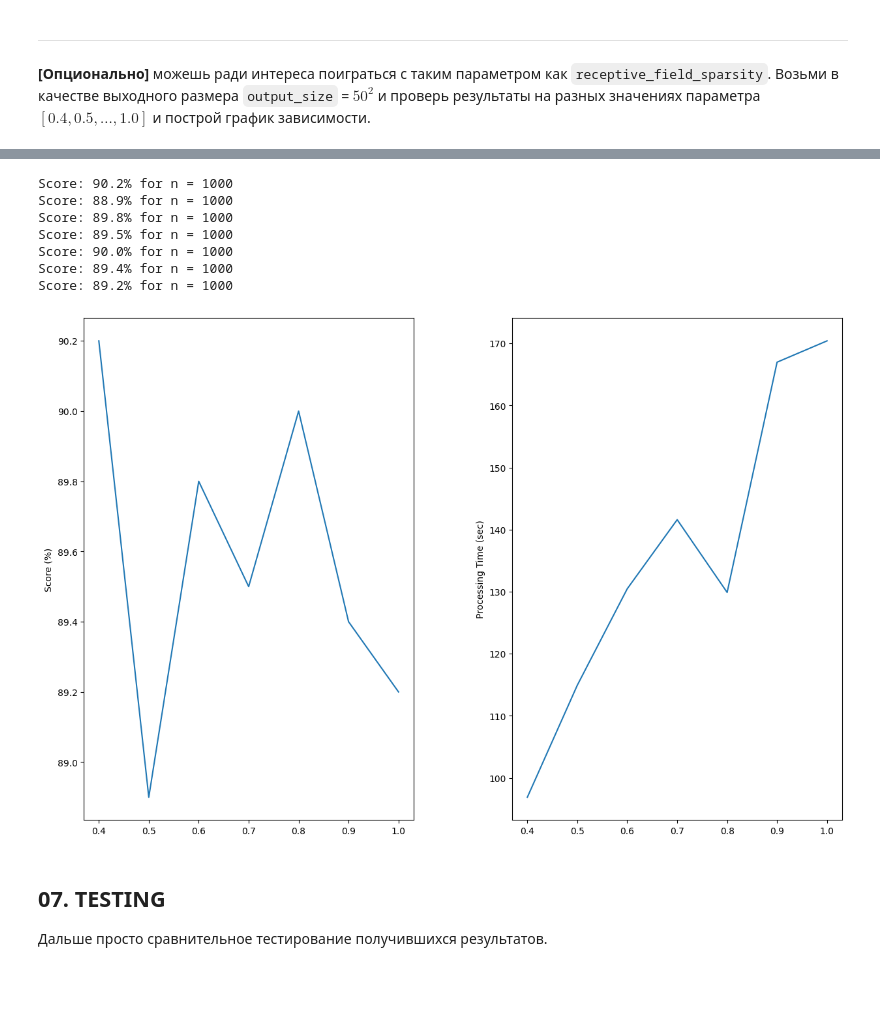
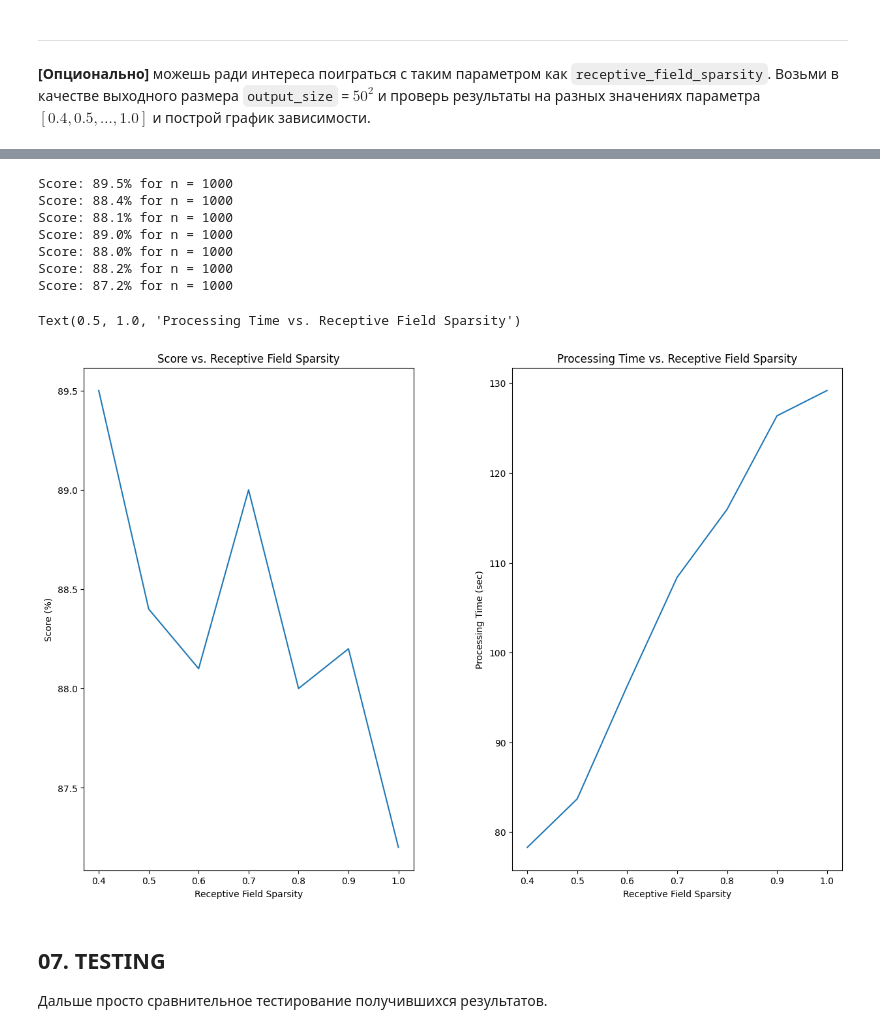
Before and after one commit to 5a7man/cds_internship_tasks_sp, a Jupyter notebook: sp.ipynb, the cells around one changed output, grey strips where cells are left out. Cells and saved outputs as stored; diff of their text form; code cells hidden in the pictures; blank space fills up the shorter version.

```diff
--- a/sp.ipynb
+++ b/sp.ipynb
@@ -391,9 +391,9 @@ def quality_vs_output_size(output_sizes,scores,processing_time):
     # ax[0].set_title("Score vs. Output Size")
 
     ax[1].plot(output_sizes,processing_time)
-    # ax[1].set_xlabel("Output Sizes")
     ax[1].set_ylabel("Processing Time (sec)")
-    # ax[1].set_title("Processing Time vs. Output Size")
+
+    return ax
 # %%
 %%time
 np.random.seed(seed)
@@ -525,11 +530,12 @@ class BoostedSpatialPooler:
         overlap_scores = np.sum(active_synapses, axis=1)
 
         # applying boosting
-        boosted_overlap_scores  = self.boosting(overlap_scores)
+        if learn:
+            overlap_scores  = self.boosting(overlap_scores)
 
         ## global inhibition process
         # indices of "n_active_bits" winner columns with maximum overlap scores
-        activated_cols = np.argpartition(boosted_overlap_scores,-self.n_active_bits)[-self.n_active_bits:]
+        activated_cols = np.argpartition(overlap_scores,-self.n_active_bits)[-self.n_active_bits:]
 
         ## learning process
         if learn:
@@ -693,32 +709,37 @@ Score: 89.1% for n = 1000
 # %%
 scores = []
 processing_time = []
 for rfs in receptive_field_sparsity:
   sp = BoostedSpatialPooler(
     input_size=train_images[0].size,
     output_size=50**2,
     permanence_threshold=.5,
     output_sparsity=.04,
     synapse_permanence_deltas=(.1, .03),
     receptive_field_sparsity=rfs,
     max_boost_factor=2,
     boost_sliding_window=1000
     )
   start_time = time.time()
   score = test_classification_with_sp(x_tr, y_tr, x_tst, y_tst, sp)
   processing_time.append((time.time()-start_time))
   scores.append(score*100)
 
-quality_vs_output_size(receptive_field_sparsity,scores,processing_time)
+ax = quality_vs_output_size(receptive_field_sparsity,scores,processing_time)
+ax[0].set_xlabel("Receptive Field Sparsity")
+ax[0].set_title("Score vs. Receptive Field Sparsity")
+ax[1].set_xlabel("Receptive Field Sparsity")
+ax[1].set_title("Processing Time vs. Receptive Field Sparsity")
 # %% [output]
-Score: 90.2% for n = 1000
-Score: 88.9% for n = 1000
-Score: 89.8% for n = 1000
 Score: 89.5% for n = 1000
-Score: 90.0% for n = 1000
-Score: 89.4% for n = 1000
-Score: 89.2% for n = 1000
+Score: 88.4% for n = 1000
+Score: 88.1% for n = 1000
+Score: 89.0% for n = 1000
+Score: 88.0% for n = 1000
+Score: 88.2% for n = 1000
+Score: 87.2% for n = 1000
+Text(0.5, 1.0, 'Processing Time vs. Receptive Field Sparsity')
-[figure, old version]
+[figure, new version]
 # %% [markdown]
 ## 07. TESTING
 
```
Also changed, not shown: parts of 12 cells of this notebook.
